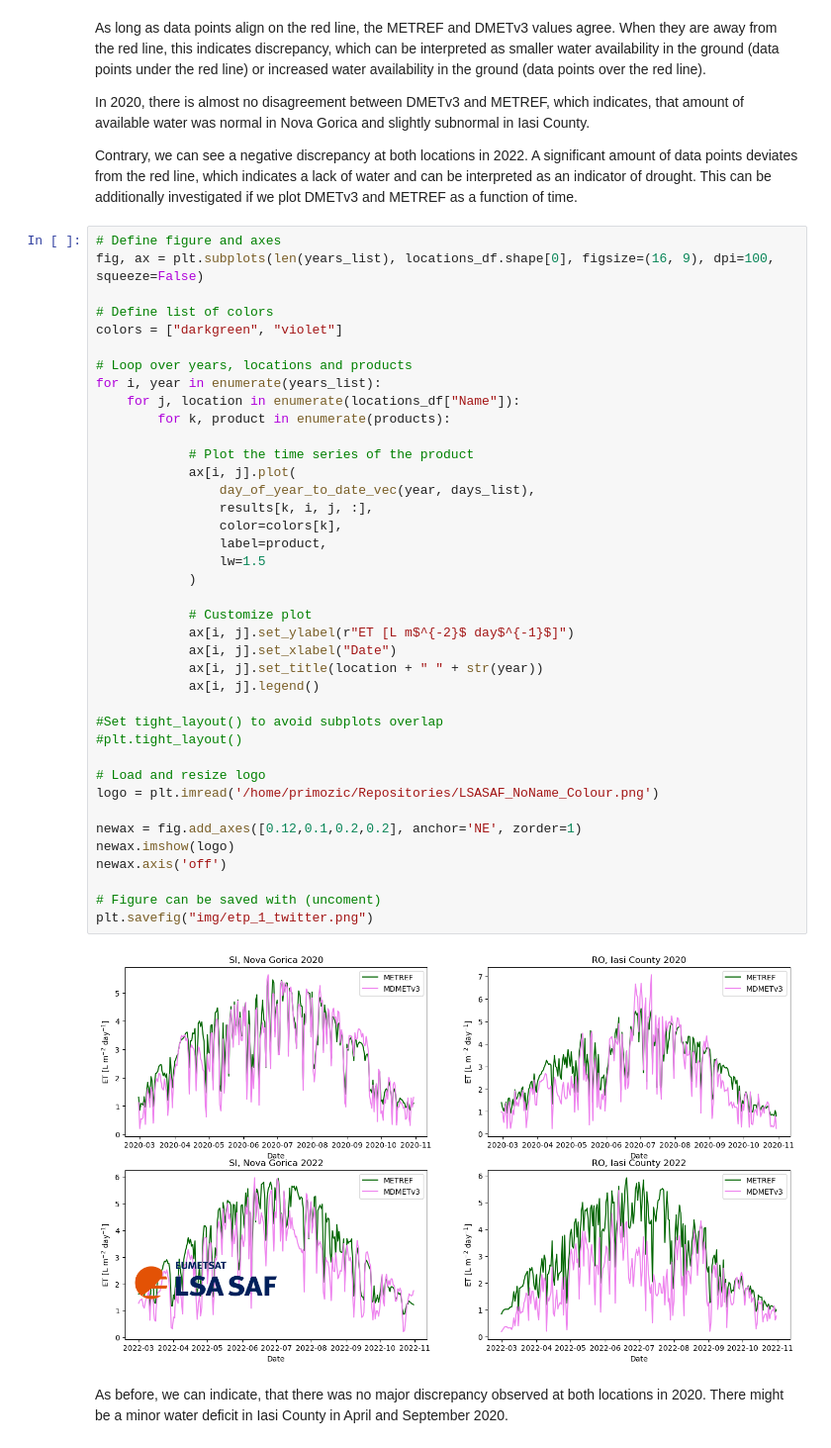
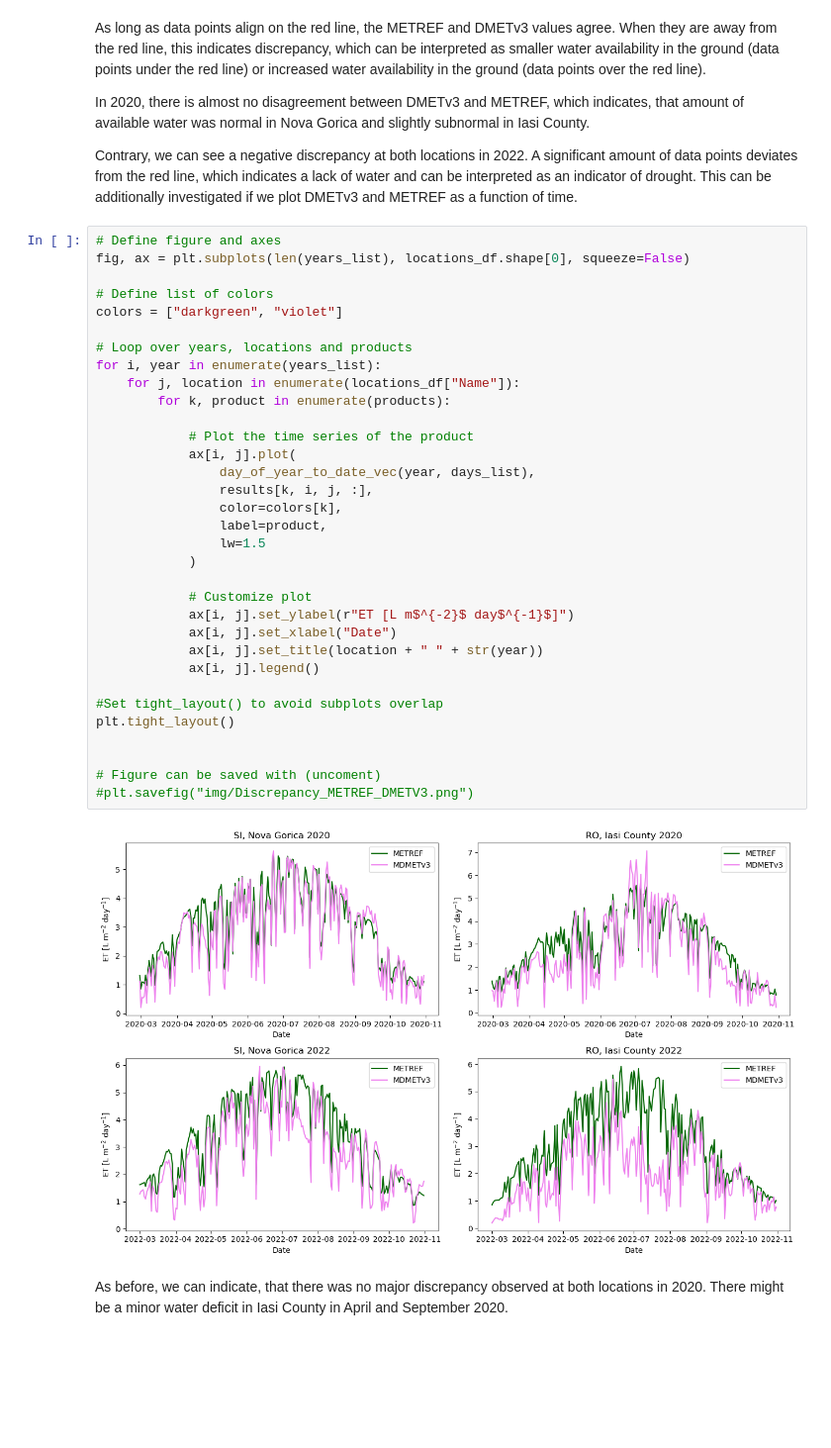
Before and after one commit to Vpirm9/LSA-SAF, a Jupyter notebook: ETP_1/Discrepancy_METREF_DMETv3.ipynb, the cells around one changed output. Shown at 99% size. Cells and saved outputs as stored; diff of their text form; blank space fills up the shorter version.

```diff
--- a/ETP_1/Discrepancy_METREF_DMETv3.ipynb
+++ b/ETP_1/Discrepancy_METREF_DMETv3.ipynb
@@ -350,45 +350,39 @@ In 2020, there is almost no disagreement between DMETv3 and METREF, which indica
 Contrary, we can see a negative discrepancy at both locations in 2022. A significant amount of data points deviates from the red line, which indicates a lack of water and can be interpreted as an indicator of drought. This can be additionally investigated if we plot DMETv3 and METREF as a function of time.
 # %%
 # Define figure and axes
-fig, ax = plt.subplots(len(years_list), locations_df.shape[0], figsize=(16, 9), dpi=100, squeeze=False)
+fig, ax = plt.subplots(len(years_list), locations_df.shape[0], squeeze=False)
 
 # Define list of colors
 colors = ["darkgreen", "violet"]
 
 # Loop over years, locations and products
 for i, year in enumerate(years_list):
     for j, location in enumerate(locations_df["Name"]):
         for k, product in enumerate(products):
 
             # Plot the time series of the product
             ax[i, j].plot(
                 day_of_year_to_date_vec(year, days_list),
                 results[k, i, j, :],
                 color=colors[k],
                 label=product,
                 lw=1.5
             )
 
             # Customize plot
             ax[i, j].set_ylabel(r"ET [L m$^{-2}$ day$^{-1}$]")
             ax[i, j].set_xlabel("Date")
             ax[i, j].set_title(location + " " + str(year))
             ax[i, j].legend()
 
 #Set tight_layout() to avoid subplots overlap
-#plt.tight_layout()
+plt.tight_layout()
 
-# Load and resize logo
-logo = plt.imread('/home/primozic/Repositories/LSASAF_NoName_Colour.png')
-
-newax = fig.add_axes([0.12,0.1,0.2,0.2], anchor='NE', zorder=1)
-newax.imshow(logo)
-newax.axis('off')
 
 # Figure can be saved with (uncoment)
-plt.savefig("img/etp_1_twitter.png")
+#plt.savefig("img/Discrepancy_METREF_DMETV3.png")
 # %% [output]
-[figure, old version]
+[figure, new version]
 # %% [markdown]
 As before, we can indicate, that there was no major discrepancy observed at both locations in 2020. There might be a minor water deficit in Iasi County in April and September 2020.
 # %% [markdown]
```
Also changed, not shown: 3 other files.
